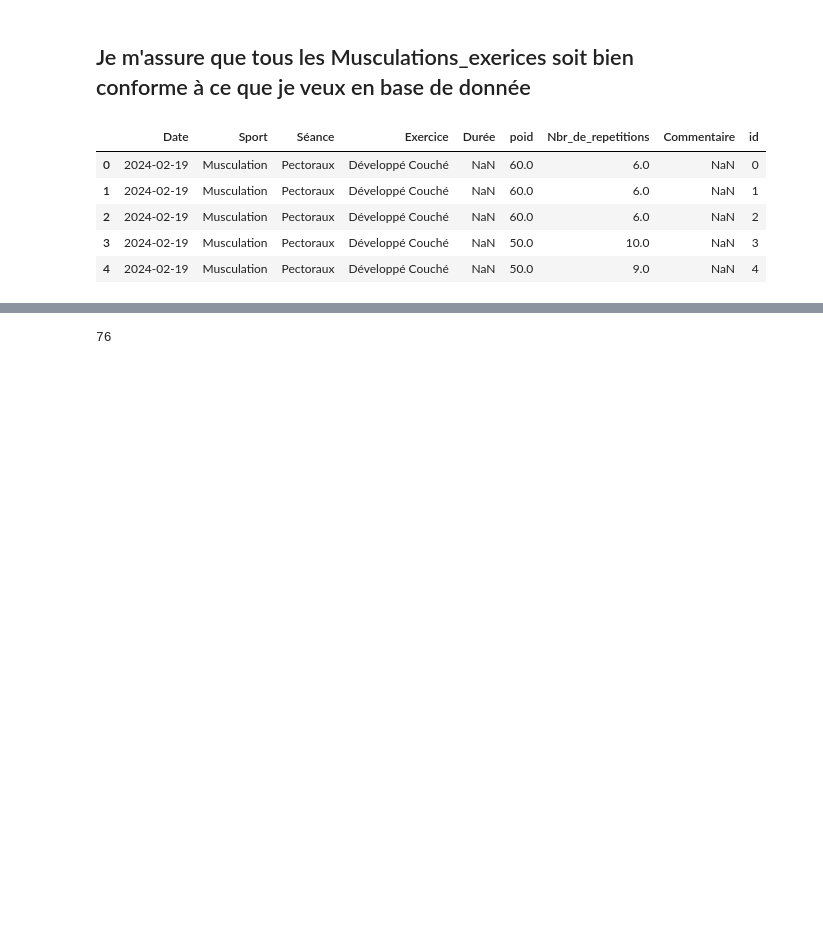
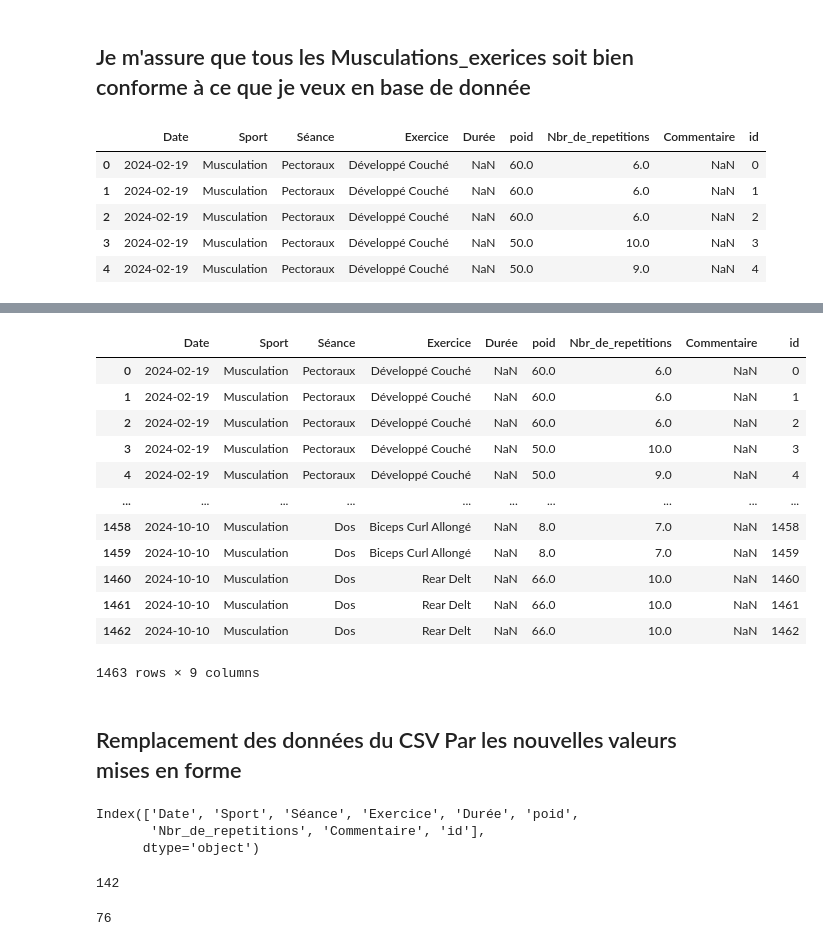
Before and after one commit to louismartindunord/SportMetrics, a Jupyter notebook: notebook/insertion_musuclation_rows.ipynb, the cells around one changed output, grey strips where cells are left out. Cells and saved outputs as stored; diff of their text form; code cells hidden in the pictures; blank space fills up the shorter version.

```diff
--- a/notebook/insertion_all_datas_2.ipynb
+++ b/notebook/insertion_musuclation_rows.ipynb
@@ -349,0 +378,14 @@ See the caveats in the documentation: https://pandas.pydata.org/pandas-docs/stab
+# %%
+pec_dict = {"Développé Couché haltère":"Développé Couché Haltères",
+            "Développé couché Rapproché":"Développé Couché Rapproché",
+            "Pectoraux à la poulie":"Pectoraux à la Poulie Haut ",
+            "Shoulder press":"Shoulder Press",
+            "Tricpes Poulie Inversée":"Triceps à la Poulie Inversée",
+            "Shoulder press":"Shoulder Press",
+            "Développé Couché incliné bas":"Développé Couché Incliné Bas",
+            "Développé Couché incliné haut":"Développé Couché incliné Haut",
+            "Pectoraux à la poulie haut":"Pectoraux à la Poulie Haut ",
+            "Ecartés Poulie":   "Pectoraux à la Poulie Haut"
+            }
+
+df_musculation_exercices["Exercice"] = df_musculation_exercices["Exercice"].replace(pec_dict)
@@ -349,0 +416,46 @@ See the caveats in the documentation: https://pandas.pydata.org/pandas-docs/stab
+# %%
+remplacement_dict = {
+    "Biceps curl allongé": "Biceps Curl Allongé",
+    "Biceps curl assis": "Biceps Curl Assis",
+    "Diverging lat pulldown": "Diverging Lat Pull Down",
+    "Développé Couché incliné Haut": "Développé Couché Incliné Haut",
+    "Hip Adduction": "Hip Abduction",
+    "Lat Pull prise Poignée": "Lat Pull Prise Poignée",
+    "Mollet sur Leg Press": "Mollet sur Leg Press",
+    "Mollets sur Leg Press": "Mollet sur Leg Press",
+    "Pectoraux à la Poulie Haut": "Pectoraux à la Poulie Haut",
+    "Pectoraux à la poulie bas": "Pectoraux à la Poulie Bas",
+    "Rowing buste penché": "Rowing Buste Penché",
+    "Rowing debout": "Rowing Debout",
+    "Triceps Doubles Chassées à la Poulie": "Triceps Double Chassées Croisé à la Poulie",
+    "Triceps Double Chassées Croisé à la poulie": "Triceps Double Chassées Croisé à la Poulie",
+    "Triceps à la Poulie": "Triceps Pull Downs Poulie",
+    "Triceps à la Poulies": "Triceps Pull Downs Poulie",
+    "Triceps à la poulie": "Triceps Pull Downs Poulie",
+    "Élévation Latérale.Poulies": "Élévations Latérales à la poulie",
+    "Élévation frontale poulie": "Élévations Latérales à la poulie",
+    "Élévations Latérales à la Poulie": "Élévations Latérales à la poulie",
+    "Élévations latérales": "Élévation Latérale Haltères",
+    "Élévations Latérales": "Élévation Latérale Haltères",
+    "Élévation Latérale.haltères": "Élévation Latérale Haltères"
+}
+# %%
+df_musculation_exercices["Exercice"] = df_musculation_exercices["Exercice"].replace(remplacement_dict)
+# %%
+df_musculation_exercices
+# %% [output]
+|  | Date | Sport | Séance | Exercice | Durée | poid | Nbr_de_repetitions | Commentaire | id |
+| 0 | 2024-02-19 | Musculation | Pectoraux | Développé Couché | NaN | 60.0 | 6.0 | NaN | 0 |
+| 1 | 2024-02-19 | Musculation | Pectoraux | Développé Couché | NaN | 60.0 | 6.0 | NaN | 1 |
+| 2 | 2024-02-19 | Musculation | Pectoraux | Développé Couché | NaN | 60.0 | 6.0 | NaN | 2 |
+| 3 | 2024-02-19 | Musculation | Pectoraux | Développé Couché | NaN | 50.0 | 10.0 | NaN | 3 |
+| 4 | 2024-02-19 | Musculation | Pectoraux | Développé Couché | NaN | 50.0 | 9.0 | NaN | 4 |
+| ... | ... | ... | ... | ... | ... | ... | ... | ... | ... |
+| 1458 | 2024-10-10 | Musculation | Dos | Biceps Curl Allongé | NaN | 8.0 | 7.0 | NaN | 1458 |
+| 1459 | 2024-10-10 | Musculation | Dos | Biceps Curl Allongé | NaN | 8.0 | 7.0 | NaN | 1459 |
+| 1460 | 2024-10-10 | Musculation | Dos | Rear Delt | NaN | 66.0 | 10.0 | NaN | 1460 |
+| 1461 | 2024-10-10 | Musculation | Dos | Rear Delt | NaN | 66.0 | 10.0 | NaN | 1461 |
+| 1462 | 2024-10-10 | Musculation | Dos | Rear Delt | NaN | 66.0 | 10.0 | NaN | 1462 |
+1463 rows × 9 columns
+# %% [markdown]
+## Remplacement des données du CSV Par les nouvelles valeurs mises en forme
@@ -350,6 +464,16 @@ See the caveats in the documentation: https://pandas.pydata.org/pandas-docs/stab
+# %%
+df_musculation_exercices.columns
+# %% [output]
+Index(['Date', 'Sport', 'Séance', 'Exercice', 'Durée', 'poid',
+       'Nbr_de_repetitions', 'Commentaire', 'id'],
+      dtype='object')
 # %%
-unique_musculation_exerice = pd.Series(unique_musculation_exerice)
+unique_musculation_exerice = df_musculation_exercices[["Exercice","Séance"]]
+unique_musculation_exerice = unique_musculation_exerice.drop_duplicates()
+print(unique_musculation_exerice.shape[0])
 unique_musculation_exerice.to_csv("../datas/musculation_exercices.csv")
+# %% [output]
+142
 # %%
 df_musculation_area = pd.read_csv("../datas/musculation_exercices_with_muscle_area.csv")
 # %%
```
Also changed, not shown: parts of 25 cells of this notebook, 19 other files.
